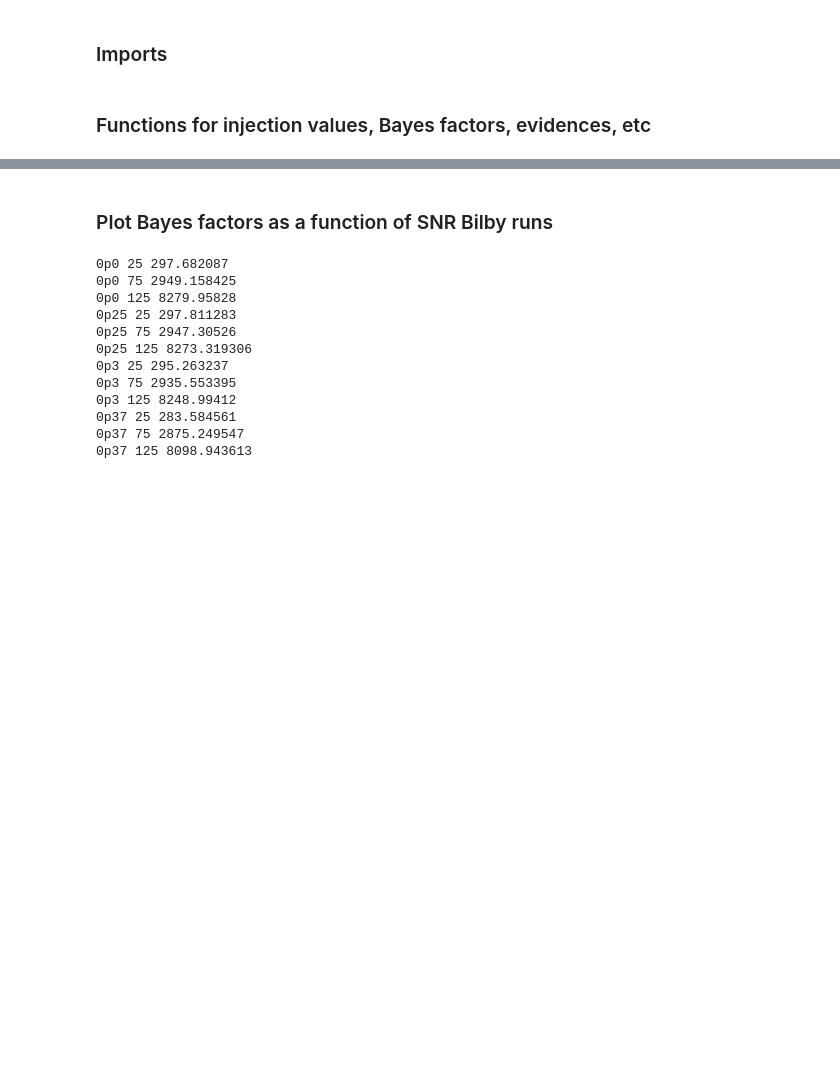
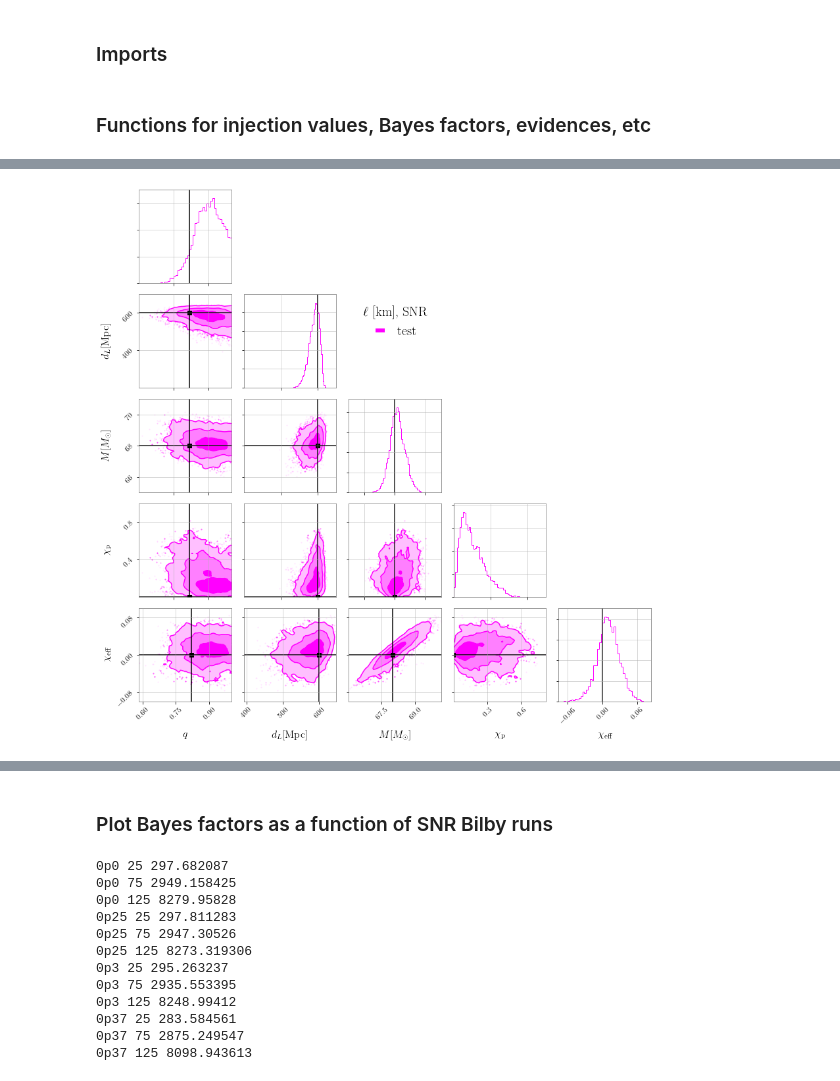
Before and after one commit to mariaokounkova/BeyondGRAnalysis, a Jupyter notebook: BilbyAnalysis.ipynb, the cells around one changed output, grey strips where cells are left out. Cells and saved outputs as stored; diff of their text form; code cells hidden in the pictures; blank space fills up the shorter version.

```diff
--- a/BilbyAnalysis.ipynb
+++ b/BilbyAnalysis.ipynb
@@ -43,6 +43,7 @@ def GetTruthDict(p):
     TruthDict['chirp_mass'] = params['chirp_mass']
     TruthDict['mass_ratio'] = params['mass_ratio']
     TruthDict['mass'] = params['mass']
+    TruthDict['total_mass'] = params['mass']
     TruthDict['luminosity_distance'] = params['dist_mpc']
     TruthDict['a_1'] = np.abs(params['a_1'][2]) ## assumes aligned spin for now
     TruthDict['a_2'] = np.abs(params['a_2'][2])
@@ -104,5 +105,7 @@ def Ell_SNR_String(ell_string, mass, snr):
 def SummaryPageFile(name):
     return "/home/maria.okounkova/BeyondGRAnalysis/BilbyPE/" + name + \
         "/summary_pages/samples/posterior_samples.h5"
+
+RangeDict = {'mass_ratio': (0.6, 1.0), 'total_mass' : (65.0, 71.0), 'chi_eff' : (-0.1, 0.1), 'chi_p' : (0.0, 1.0), 'luminosity_distance' : (200, 700)}
 # %%
 ## Grab the mass
@@ -138,3 +161,53 @@ Histogram()
+# %%
+base = '/home/maria.okounkova/BeyondGRAnalysis/BilbyPE/'
+parameters = ['mass_ratio', 'luminosity_distance', 'total_mass', 'chi_p', 'chi_eff']
+truths = [TruthDict[param] for param in parameters]
+ranges = [RangeDict[param] for param in parameters]
+
+dim = len(parameters)
+
+file_name = SummaryPageFile('PHENOM_dCS_0p0_75')
+data = read(file_name)
+samples_dict = data.samples_dict
+posterior_samples = samples_dict["summary_pages"]
+# %%
+fig, ax_arr = plt.subplots(dim, dim, figsize=(12, 12))
+handles = []
+posterior_samples.plot(type="corner",
+                         parameters=parameters, fig = fig, color = 'magenta', truths=truths, truth_color='black', \
+                           quantiles=[], range=ranges)
+
+l = ax_arr[1][2].plot([0,0], [0,0], label='test', color = 'magenta')
+handles.append(l[0])
+
+legend = ax_arr[1][2].legend(handles=handles, frameon=False, title = r'$\ell$ [km], SNR', loc = 'upper center', fontsize=20)
+
+for i in range(4):
+    ax_arr[i][0].set_xlim(RangeDict['mass_ratio'])
+    ax_arr[i][1].set_xlim(RangeDict['luminosity_distance'])
+    ax_arr[i][2].set_xlim(RangeDict['total_mass'])
+    ax_arr[i][3].set_xlim(RangeDict['chi_p'])
+    ax_arr[i][4].set_xlim(RangeDict['chi_eff'])
+
+
+ax_arr[1][0].set_ylim(RangeDict['luminosity_distance'])
+ax_arr[2][0].set_ylim(RangeDict['total_mass'])
+ax_arr[2][1].set_ylim(RangeDict['total_mass'])
+ax_arr[3][0].set_ylim(RangeDict['chi_p'])
+ax_arr[3][1].set_ylim(RangeDict['chi_p'])
+ax_arr[3][2].set_ylim(RangeDict['chi_p'])
+ax_arr[4][0].set_ylim(RangeDict['chi_eff'])
+ax_arr[4][1].set_ylim(RangeDict['chi_eff'])
+ax_arr[4][2].set_ylim(RangeDict['chi_eff'])
+ax_arr[4][3].set_ylim(RangeDict['chi_eff'])
+
+plt.setp(legend.get_title(),fontsize=20)
+
+
+plt.tight_layout()
+plt.show()
+# %% [output]
+[figure, added]
 # %%
 def CornerPlot(cmap):
     """ Make a corner plot of Bilby runs on GR injections with various SNRs"""
```
Also changed, not shown: parts of 9 cells of this notebook.
